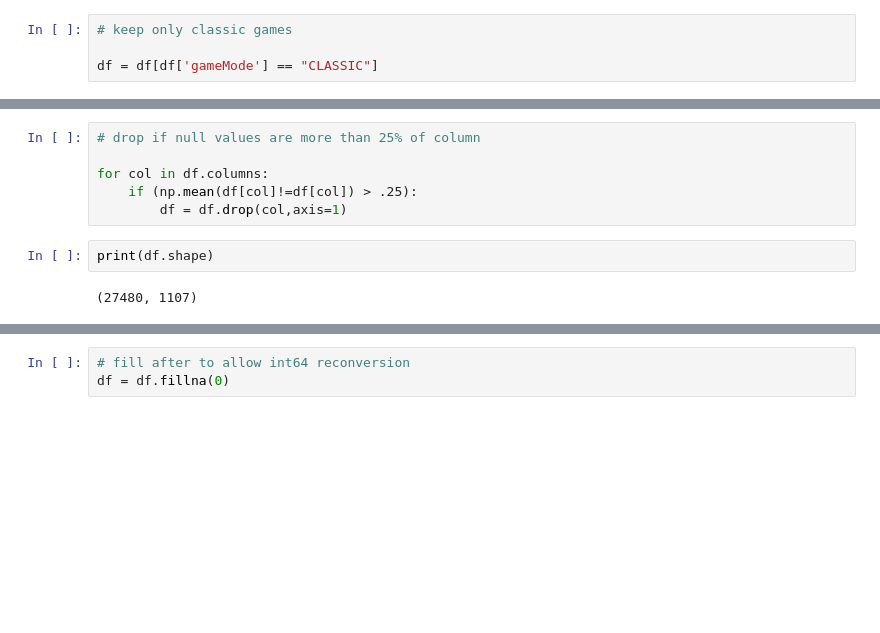
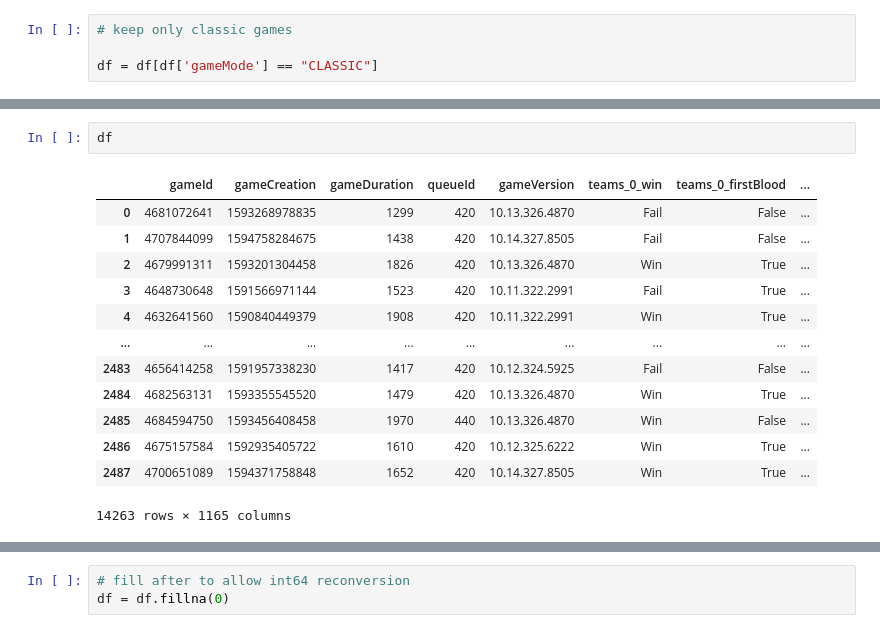
Before and after one commit to dereksov/LoL_Skilled_Players_Analysis, a Jupyter notebook: data_cleaning.ipynb, the cells around one changed output, grey strips where cells are left out. Drawn from its saved outputs; the diff is of its cells as text; blank space fills up the shorter version.

```diff
--- a/data_cleaning.ipynb
+++ b/data_cleaning.ipynb
@@ -45,13 +69,19 @@ for col in df.columns:
-# %%
-# drop if null values are more than 25% of column
-
-for col in df.columns:
-    if (np.mean(df[col]!=df[col]) > .25):
-        df = df.drop(col,axis=1)
-# %%
-print(df.shape)
-# %% [output]
-(27480, 1107)
+# %%
+df
+# %% [output]
+|  | gameId | gameCreation | gameDuration | queueId | gameVersion | teams_0_win | teams_0_firstBlood | ... |
+| 0 | 4681072641 | 1593268978835 | 1299 | 420 | 10.13.326.4870 | Fail | False | ... |
+| 1 | 4707844099 | 1594758284675 | 1438 | 420 | 10.14.327.8505 | Fail | False | ... |
+| 2 | 4679991311 | 1593201304458 | 1826 | 420 | 10.13.326.4870 | Win | True | ... |
+| 3 | 4648730648 | 1591566971144 | 1523 | 420 | 10.11.322.2991 | Fail | True | ... |
+| 4 | 4632641560 | 1590840449379 | 1908 | 420 | 10.11.322.2991 | Win | True | ... |
+| ... | ... | ... | ... | ... | ... | ... | ... | ... |
+| 2483 | 4656414258 | 1591957338230 | 1417 | 420 | 10.12.324.5925 | Fail | False | ... |
+| 2484 | 4682563131 | 1593355545520 | 1479 | 420 | 10.13.326.4870 | Win | True | ... |
+| 2485 | 4684594750 | 1593456408458 | 1970 | 440 | 10.13.326.4870 | Win | False | ... |
+| 2486 | 4675157584 | 1592935405722 | 1610 | 420 | 10.12.325.6222 | Win | True | ... |
+| 2487 | 4700651089 | 1594371758848 | 1652 | 420 | 10.14.327.8505 | Win | True | ... |
+14263 rows × 1165 columns
 # %%
 for col in df.columns:
     print(col + ": " + str(df[col].dtype))
```
Also changed, not shown: parts of 10 cells of this notebook, 2 other files.
